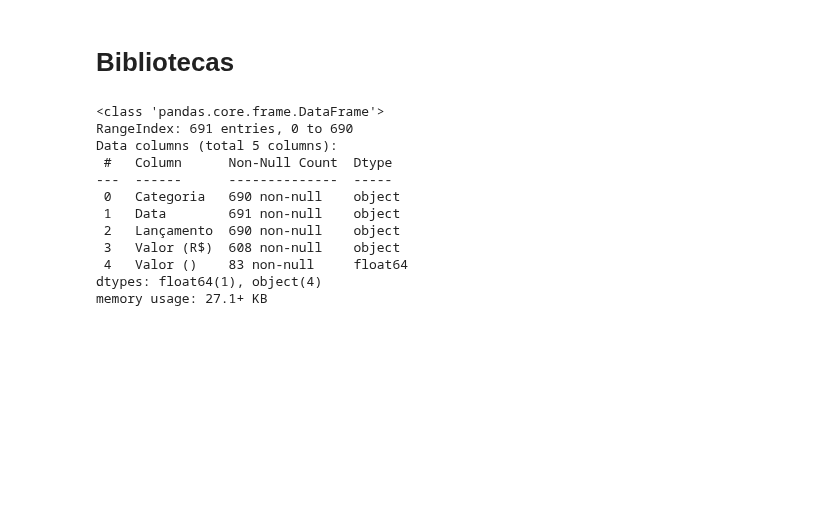
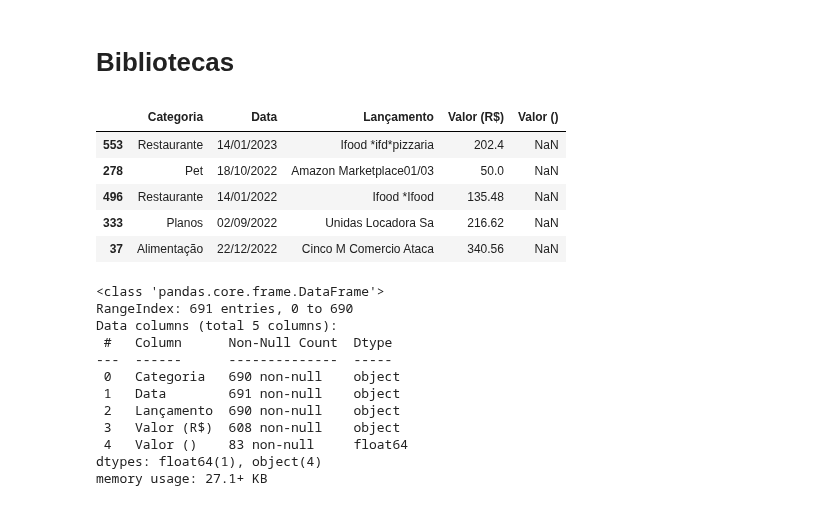
Before and after one commit to filipeaguiarrod/financas_pessoal_v2, a Jupyter notebook: model_cred_labels/eda.ipynb, the cells around one changed output. Cells and saved outputs as stored; diff of their text form; code cells hidden in the pictures; blank space fills up the shorter version.

```diff
--- a/model_cred_labels/eda.ipynb
+++ b/model_cred_labels/eda.ipynb
@@ -24,6 +31,15 @@ def just_string(x):
         return np.nan
 # %%
 df = pd.read_csv('db_consumo_categorias - cartao_credito.csv',decimal=',')
+# %%
+df.sample(5)
+# %% [output]
+|  | Categoria | Data | Lançamento | Valor (R$) | Valor () |
+| 553 | Restaurante | 14/01/2023 | Ifood *ifd*pizzaria | 202.4 | NaN |
+| 278 | Pet | 18/10/2022 | Amazon Marketplace01/03 | 50.0 | NaN |
+| 496 | Restaurante | 14/01/2022 | Ifood *Ifood | 135.48 | NaN |
+| 333 | Planos | 02/09/2022 | Unidas Locadora Sa | 216.62 | NaN |
+| 37 | Alimentação | 22/12/2022 | Cinco M Comercio Ataca | 340.56 | NaN |
 # %%
 df.info()
 # %% [output]
```
Also changed, not shown: parts of 40 cells of this notebook.
